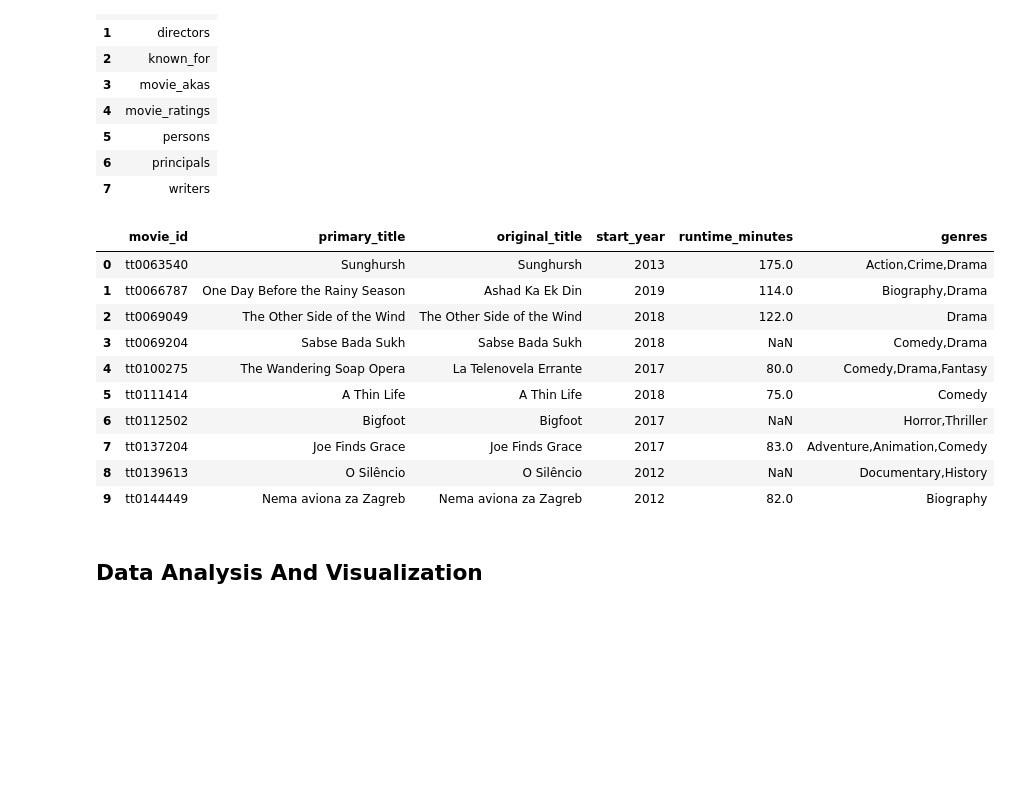
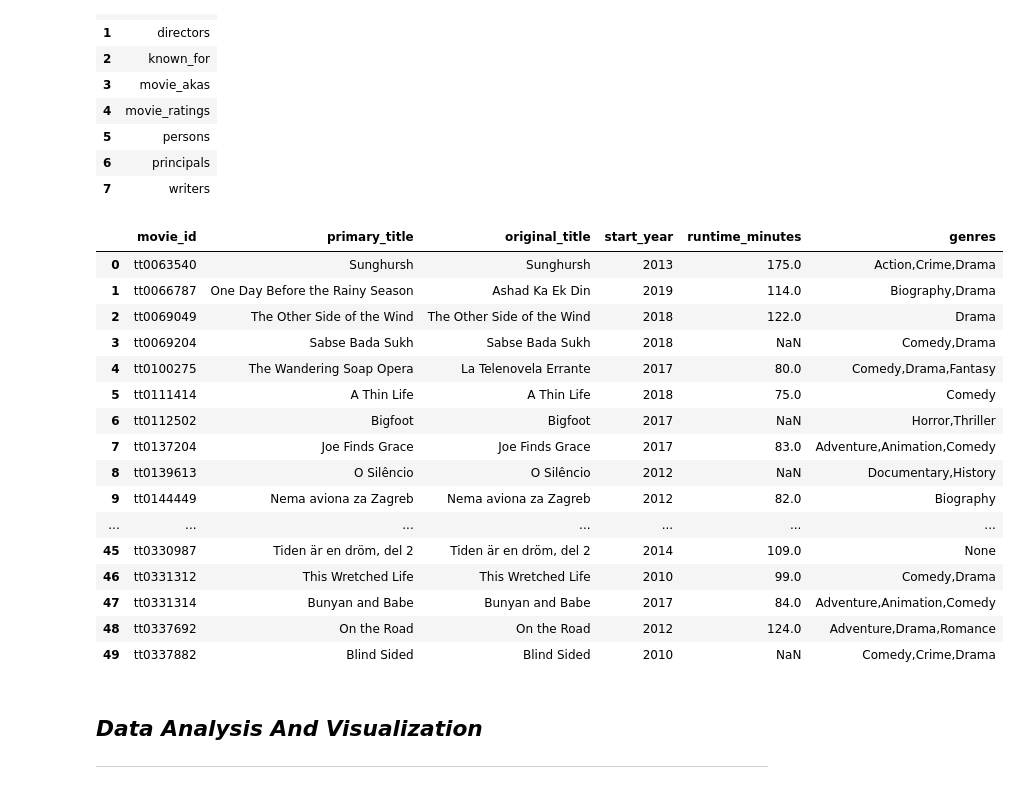
Before and after one commit to Alanmuchiri/Group7---Phase-2, a Jupyter notebook: film_perfomance.ipynb, the cells around one changed output. Cells and saved outputs as stored; diff of their text form; code cells hidden in the pictures; blank space fills up the shorter version.

Commit message:
uni_variate analysis

```diff
--- a/film_perfomance.ipynb
+++ b/film_perfomance.ipynb
@@ -347,6 +347,6 @@ Extracted database path: Data\im.db
 # %%
 db_path = "Data/im.db" # ← use the extracted path
-conn = _sqlite3.connect(db_path)
+conn = sqlite3.connect(db_path)
 
 pd.read_sql("""
 SELECT name
@@ -366,21 +366,29 @@ WHERE type = 'table';
 # %%
 pd.read_sql("""
 SELECT *
 FROM movie_basics
-LIMIT 10;
+LIMIT 50;
 """,conn
 )
 # %% [output]
 |  | movie_id | primary_title | original_title | start_year | runtime_minutes | genres |
 | 0 | tt0063540 | Sunghursh | Sunghursh | 2013 | 175.0 | Action,Crime,Drama |
 | 1 | tt0066787 | One Day Before the Rainy Season | Ashad Ka Ek Din | 2019 | 114.0 | Biography,Drama |
 | 2 | tt0069049 | The Other Side of the Wind | The Other Side of the Wind | 2018 | 122.0 | Drama |
 | 3 | tt0069204 | Sabse Bada Sukh | Sabse Bada Sukh | 2018 | NaN | Comedy,Drama |
 | 4 | tt0100275 | The Wandering Soap Opera | La Telenovela Errante | 2017 | 80.0 | Comedy,Drama,Fantasy |
 | 5 | tt0111414 | A Thin Life | A Thin Life | 2018 | 75.0 | Comedy |
 | 6 | tt0112502 | Bigfoot | Bigfoot | 2017 | NaN | Horror,Thriller |
 | 7 | tt0137204 | Joe Finds Grace | Joe Finds Grace | 2017 | 83.0 | Adventure,Animation,Comedy |
 | 8 | tt0139613 | O Silêncio | O Silêncio | 2012 | NaN | Documentary,History |
 | 9 | tt0144449 | Nema aviona za Zagreb | Nema aviona za Zagreb | 2012 | 82.0 | Biography |
+| ... | ... | ... | ... | ... | ... | ... |
+| 45 | tt0330987 | Tiden är en dröm, del 2 | Tiden är en dröm, del 2 | 2014 | 109.0 | None |
+| 46 | tt0331312 | This Wretched Life | This Wretched Life | 2010 | 99.0 | Comedy,Drama |
+| 47 | tt0331314 | Bunyan and Babe | Bunyan and Babe | 2017 | 84.0 | Adventure,Animation,Comedy |
+| 48 | tt0337692 | On the Road | On the Road | 2012 | 124.0 | Adventure,Drama,Romance |
+| 49 | tt0337882 | Blind Sided | Blind Sided | 2010 | NaN | Comedy,Crime,Drama |
 # %% [markdown]
-## Data Analysis And Visualization
+## ***Data Analysis And Visualization***
+
+---
```
Also changed, not shown: parts of 13 cells of this notebook.
